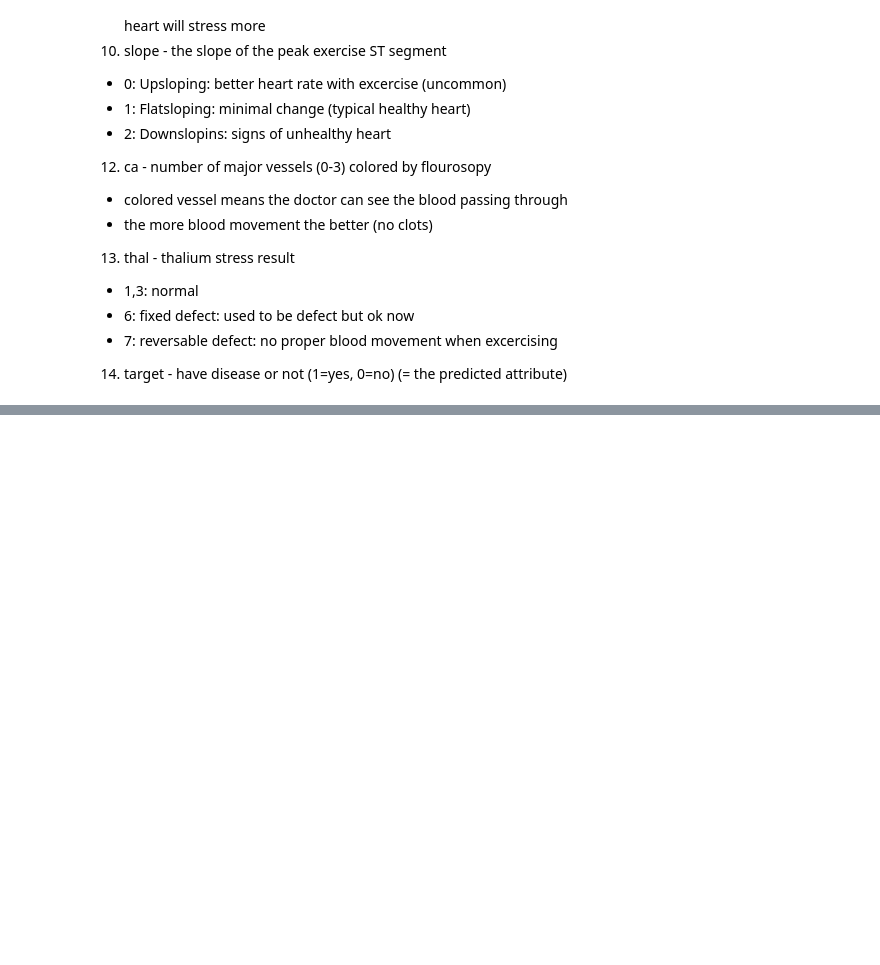
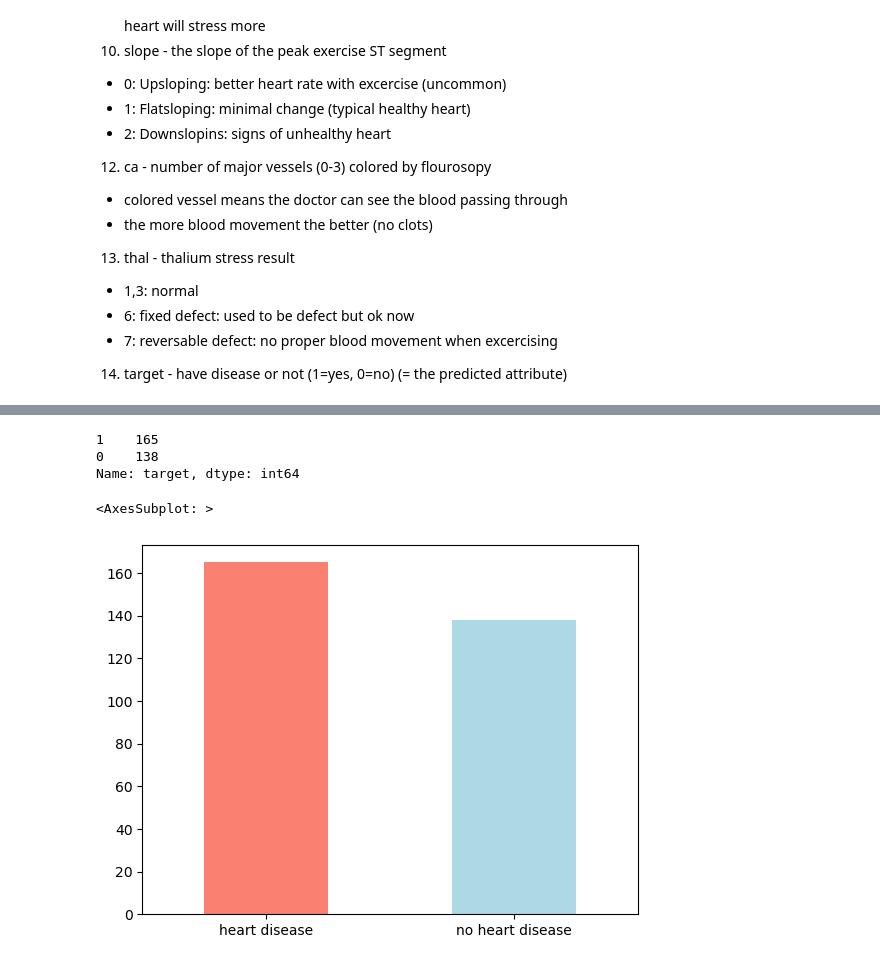
Before and after one commit to NguyenN95/Heart-Disease-Classification, a Jupyter notebook: project.ipynb, the cells around one changed output, grey strips where cells are left out. Drawn from its saved outputs; the diff is of its cells as text; code cells hidden in the pictures; blank space fills up the shorter version.

```diff
--- a/project.ipynb
+++ b/project.ipynb
@@ -65,0 +74,3 @@ from sklearn.linear_model import LogisticRegression
+# %%
+df = pd.read_csv("heart-disease.csv")
+df.shape # (rows, columns)
@@ -65,0 +105,13 @@ from sklearn.linear_model import LogisticRegression
+# %%
+df["target"].value_counts()
+# %% [output]
+1    165
+0    138
+Name: target, dtype: int64
+# %%
+df["target"].map({1: "heart disease", 0: "no heart disease"}).value_counts().plot(
+    kind="bar", color=["salmon", "lightblue"], rot=0
+)
+# %% [output]
+<AxesSubplot: >
+[figure, added]
```
Also changed, not shown: parts of 79 cells of this notebook.
